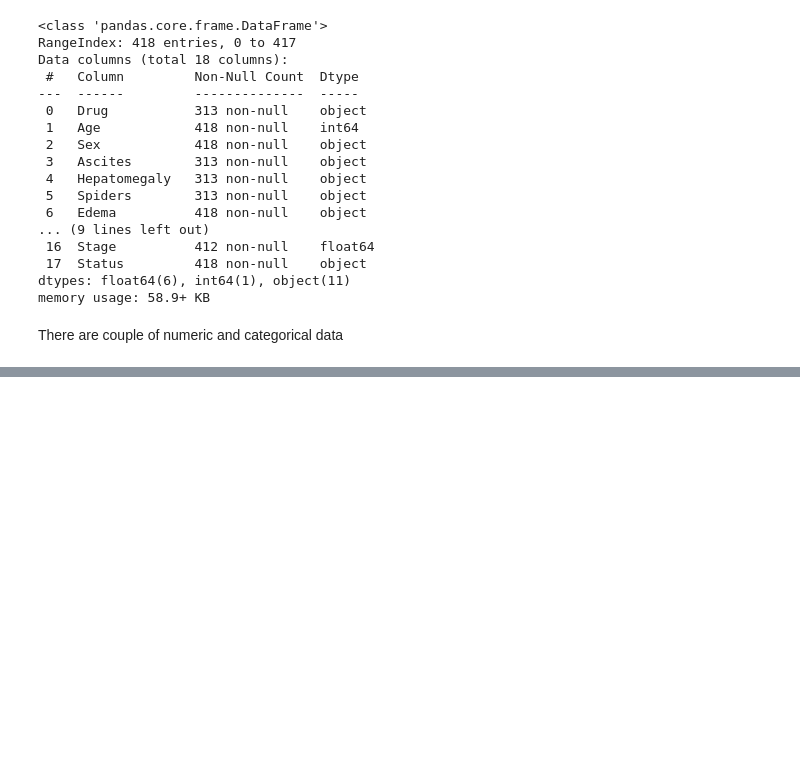
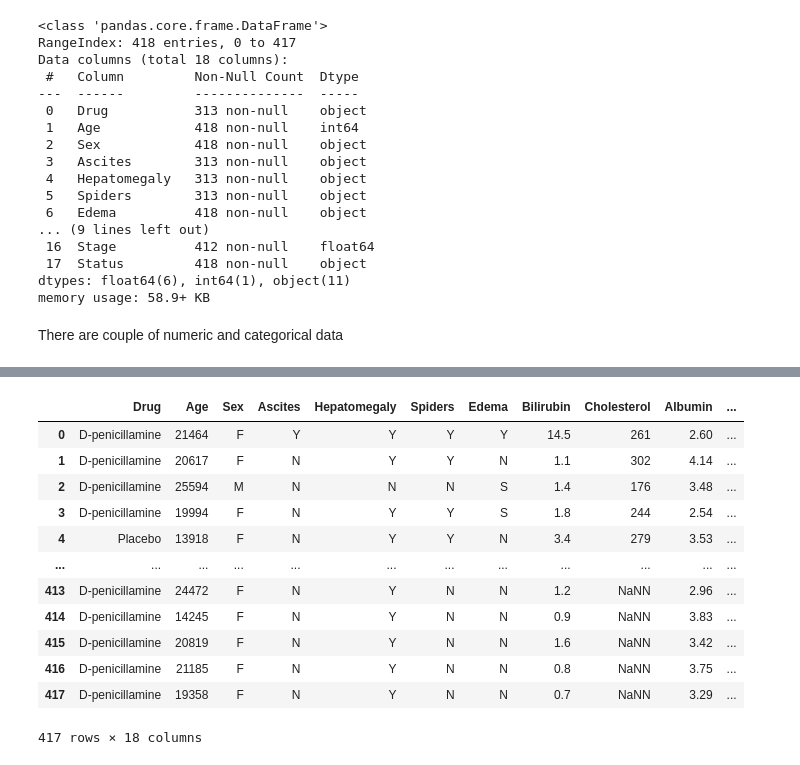
Before and after one commit to hammaadrizwan/Cirrhosis-Prediction-Framework, a Jupyter notebook: notebook.ipynb, the cells around one changed output, grey strips where cells are left out. Drawn from its saved outputs; the diff is of its cells as text; code cells hidden in the pictures; blank space fills up the shorter version.

Commit message:
cleaned Drug colimn

```diff
--- a/notebook.ipynb
+++ b/notebook.ipynb
@@ -62,7 +62,7 @@ import numpy as np
 import matplotlib.pyplot as plt
 import seaborn as sns
 
-data = pd.read_csv('Data\cleaned_data.csv')
+data = pd.read_csv('Data/cleaned_data.csv')
 data.head()
 # %% [output]
 |  | Drug | Age | Sex | Ascites | Hepatomegaly | Spiders | Edema | Bilirubin | Cholesterol | Albumin | ... |
@@ -95,0 +169,18 @@ There are couple of numeric and categorical data
+# %%
+data.drop(data[data["Drug"] == "NaNN"].index, inplace=True)
+# %%
+data
+# %% [output]
+|  | Drug | Age | Sex | Ascites | Hepatomegaly | Spiders | Edema | Bilirubin | Cholesterol | Albumin | ... |
+| 0 | D-penicillamine | 21464 | F | Y | Y | Y | Y | 14.5 | 261 | 2.60 | ... |
+| 1 | D-penicillamine | 20617 | F | N | Y | Y | N | 1.1 | 302 | 4.14 | ... |
+| 2 | D-penicillamine | 25594 | M | N | N | N | S | 1.4 | 176 | 3.48 | ... |
+| 3 | D-penicillamine | 19994 | F | N | Y | Y | S | 1.8 | 244 | 2.54 | ... |
+| 4 | Placebo | 13918 | F | N | Y | Y | N | 3.4 | 279 | 3.53 | ... |
+| ... | ... | ... | ... | ... | ... | ... | ... | ... | ... | ... | ... |
+| 413 | D-penicillamine | 24472 | F | N | Y | N | N | 1.2 | NaNN | 2.96 | ... |
+| 414 | D-penicillamine | 14245 | F | N | Y | N | N | 0.9 | NaNN | 3.83 | ... |
+| 415 | D-penicillamine | 20819 | F | N | Y | N | N | 1.6 | NaNN | 3.42 | ... |
+| 416 | D-penicillamine | 21185 | F | N | Y | N | N | 0.8 | NaNN | 3.75 | ... |
+| 417 | D-penicillamine | 19358 | F | N | Y | N | N | 0.7 | NaNN | 3.29 | ... |
+417 rows × 18 columns
```
Also changed, not shown: parts of 7 cells of this notebook.
